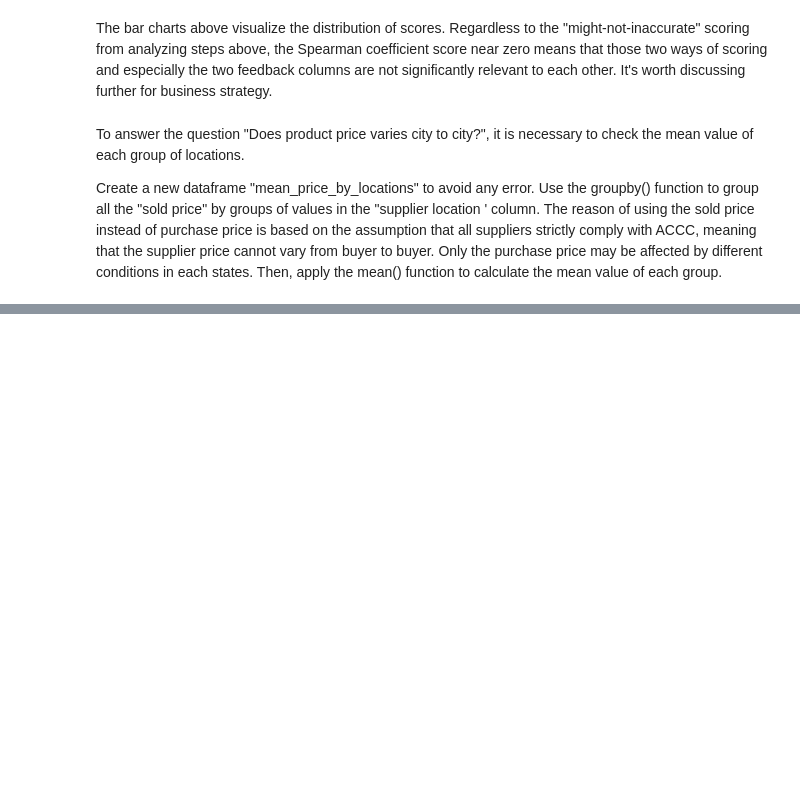
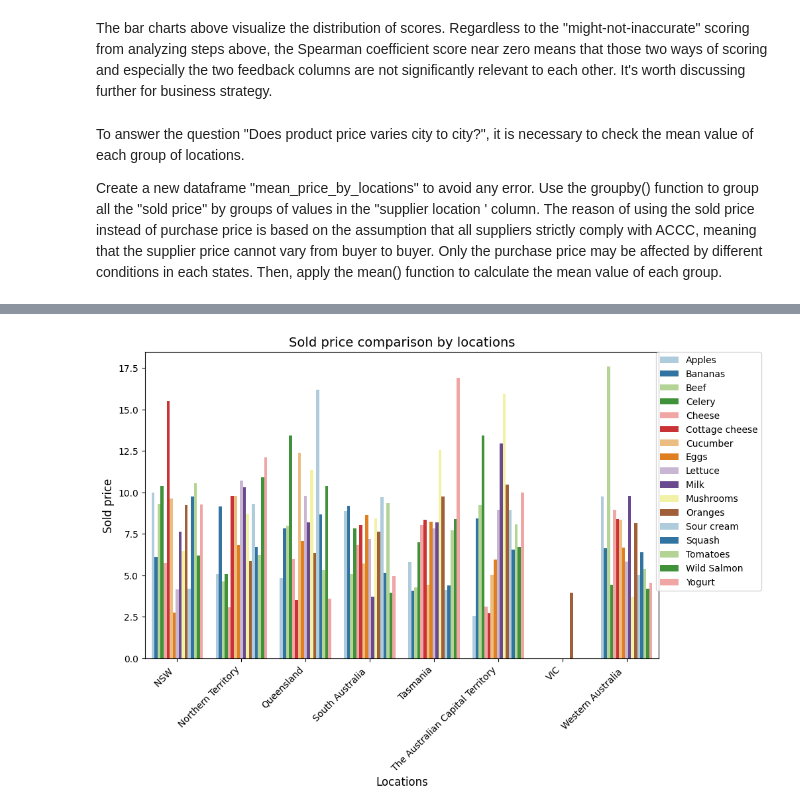
Before and after one commit to derkaiser9423/PythonPracticeProject, a Jupyter notebook: Assigment_1_Session_4_s8091335.ipynb, the cells around one changed output, grey strips where cells are left out. Saved outputs shown, nothing was run; the diff lists cells and outputs as text; code cells hidden in the pictures; blank space fills up the shorter version.

```diff
--- a/Assigment_1_Session_4_s8091335.ipynb
+++ b/Assigment_1_Session_4_s8091335.ipynb
@@ -157,0 +159,12 @@ plt.show()
+# %%
+plt.figure(figsize=(10, 6))
+sns.barplot(x=mean_price_by_locations['suplier location '], y=mean_price_by_locations['sold price '], hue="Item", data=mean_price_by_locations, palette="Paired")
+plt.xlabel('Locations', fontsize=12)
+plt.ylabel('Sold price', fontsize=12)
+plt.title('Sold price comparison by locations', fontsize=14)
+plt.xticks(rotation=45, ha='right', fontsize=10)
+plt.legend(loc='upper right', fontsize=10)
+plt.legend(bbox_to_anchor=(1.2, 1), loc='upper right', borderaxespad=0.)
+plt.show()
+# %% [output]
+[figure, added]
```
Also changed, not shown: parts of 5 cells of this notebook.
